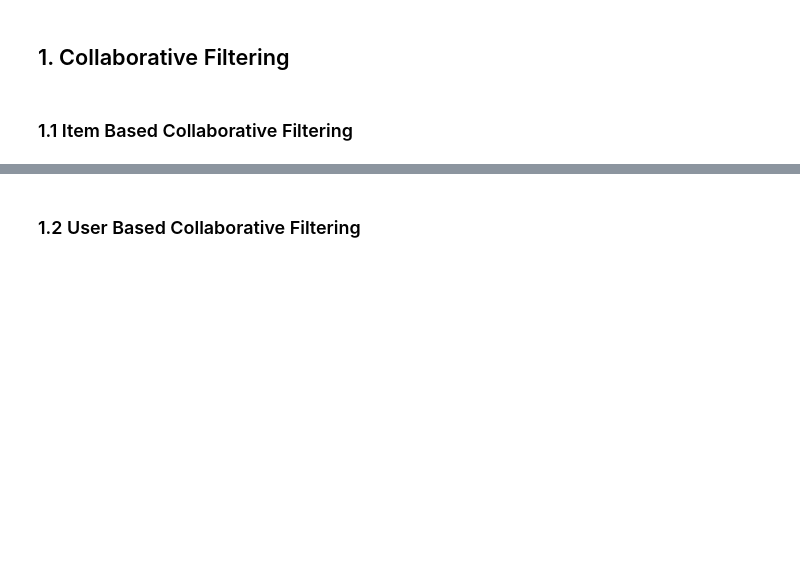
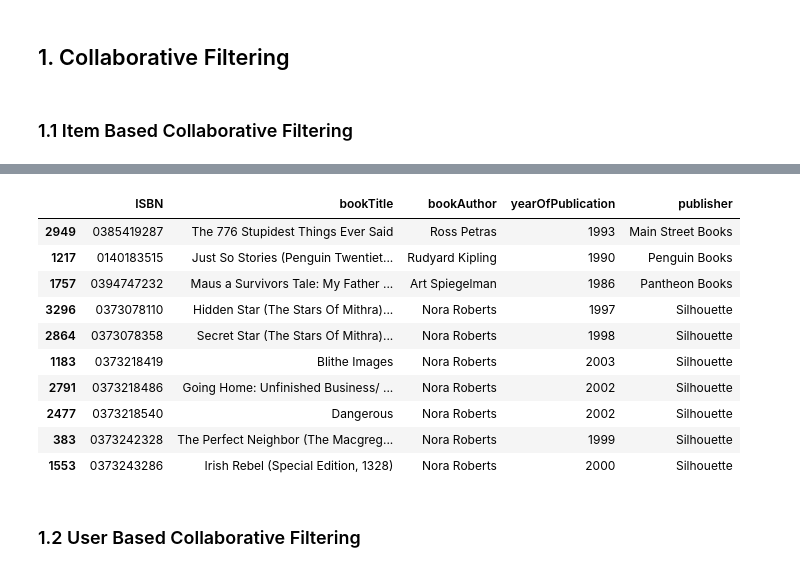
Before and after one commit to mohsenMahmoodzadeh/book-crossing-recommender-system, a Jupyter notebook: Recommendation.ipynb, the cells around one changed output, grey strips where cells are left out. Drawn from its saved outputs; the diff is of its cells as text; code cells hidden in the pictures; blank space fills up the shorter version.

Commit message:
CF Recommender implemented

```diff
--- a/Recommendation.ipynb
+++ b/Recommendation.ipynb
@@ -278,0 +179,4 @@ sampled_books.head()
+# %%
+item_cf = ItemBasedCollaborativeFiltering(sampled_users, sampled_books, book_ratings)
+# %%
+users_ratings = item_cf.prepare_data()
@@ -278,0 +185,3 @@ sampled_books.head()
+# %%
+user_index = 1
+pd.DataFrame(sampled_users.iloc[user_index])
@@ -279,3 +195,19 @@ sampled_books.head()
+# %%
+recommendations = item_cf.slope_one_recommend(users_ratings[user_index][user_index])
+# %%
+item_cf.recommend(recommendations)
+# %% [output]
+|  | ISBN | bookTitle | bookAuthor | yearOfPublication | publisher |
+| 2949 | 0385419287 | The 776 Stupidest Things Ever Said | Ross Petras | 1993 | Main Street Books |
+| 1217 | 0140183515 | Just So Stories (Penguin Twentiet... | Rudyard Kipling | 1990 | Penguin Books |
+| 1757 | 0394747232 | Maus a Survivors Tale: My Father ... | Art Spiegelman | 1986 | Pantheon Books |
+| 3296 | 0373078110 | Hidden Star (The Stars Of Mithra)... | Nora Roberts | 1997 | Silhouette |
+| 2864 | 0373078358 | Secret Star (The Stars Of Mithra)... | Nora Roberts | 1998 | Silhouette |
+| 1183 | 0373218419 | Blithe Images | Nora Roberts | 2003 | Silhouette |
+| 2791 | 0373218486 | Going Home: Unfinished Business/ ... | Nora Roberts | 2002 | Silhouette |
+| 2477 | 0373218540 | Dangerous | Nora Roberts | 2002 | Silhouette |
+| 383 | 0373242328 | The Perfect Neighbor (The Macgreg... | Nora Roberts | 1999 | Silhouette |
+| 1553 | 0373243286 | Irish Rebel (Special Edition, 1328) | Nora Roberts | 2000 | Silhouette |
 # %% [markdown]
 ### 1.2 User Based Collaborative Filtering
 # %%
```
Also changed, not shown: parts of 9 cells of this notebook.
